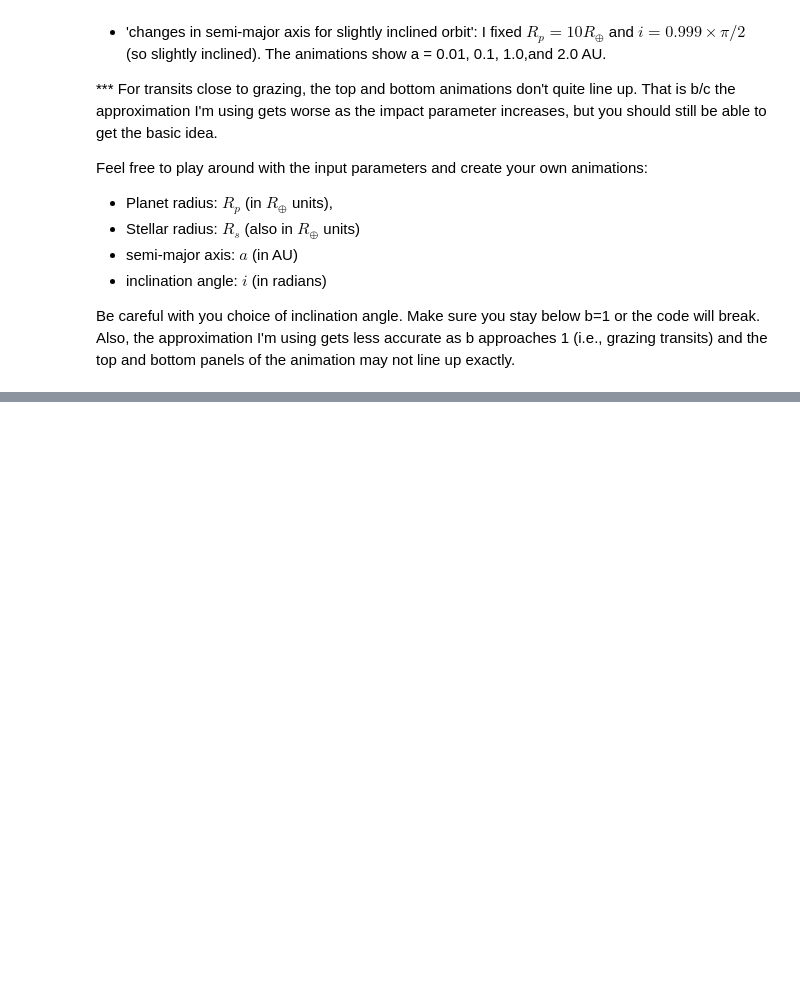
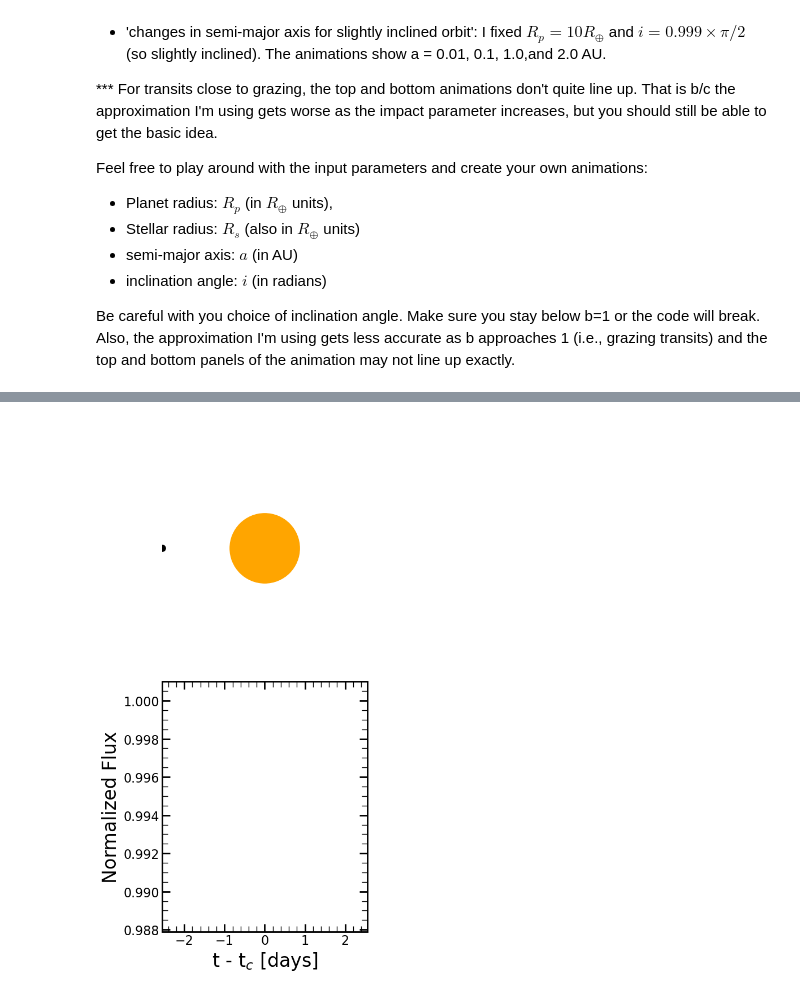
Before and after one commit to schulze61/ExoClass, a Jupyter notebook: exoplanet_detection_techniques/transit_photometry/transit_method.ipynb, the cells around one changed output, grey strips where cells are left out. Cells and saved outputs as stored; diff of their text form; code cells hidden in the pictures; blank space fills up the shorter version.

```diff
--- a/exoplanet_detection_techniques/transit_photometry/transit_method.ipynb
+++ b/exoplanet_detection_techniques/transit_photometry/transit_method.ipynb
@@ -198,0 +124,88 @@ ani.save(gifname + '.gif', writer=writer)
+# %%
+#input parameters
+Rp = 10.0
+Rs = 109.0
+a = 10.0
+i = 1.0*(np.pi/2.0)
+
+
+from matplotlib.animation import FuncAnimation
+import matplotlib.animation
+
+fig, ax = plt.subplots(2,1, figsize = (5,10))
+
+flux, tt, tc, b, z = lc_model(Rp = Rp, Rs = Rs, a = a, inc = i, npts = 100)
+ax[0].set_axis_off()
+
+ax[0].set_xlim(-max(z), max(z))
+ax[0].set_ylim(-max(z), max(z))
+ax[0].set_aspect('equal', 'box')
+
+ax[1].set_xlim(min(tt-tc), max(tt-tc))
+ax[1].set_aspect('equal')
+
+star_ms = (((tc-tt[np.where(np.diff(flux)<0)[0][0]])/(tc-min(tt)))*252)
+star_ms = star_ms - (Rp/Rs)*star_ms
+planet_ms = (Rp/Rs)*star_ms
+
+ax[0].plot(0,0, markersize = star_ms, color = 'orange', marker = 'o')
+
+pl, = ax[0].plot([], [], marker = 'o', color = 'k', markersize = planet_ms)
+l, = ax[1].plot([],[], 'k-', linewidth = 3);
+
+ax[0].set_aspect('auto','box')
+
+ax[1].plot(tt-tc, flux, 'w-', linewidth = 0)
+ax[1].set_xlim(min(tt-tc), max(tt-tc))
+ax[1].set_aspect('auto','box')
+
+ax[1].set_xlabel(r't - t$_c$ [days]', fontsize = 24)
+ax[1].set_ylabel(r'Normalized Flux', fontsize = 24)
+
+ax[1].set_ylim(1.0 - 0.11**2, 1.001)
+
+from matplotlib.ticker import MultipleLocator
+
+ax[1].yaxis.set_major_locator(MultipleLocator(0.002))
+ax[1].yaxis.set_minor_locator(MultipleLocator(0.0005))
+xmaj = (max(tt)-min(tt))/5
+xmaj = round(xmaj, -int(np.floor(np.log10(abs(xmaj)))))
+
+ax[1].xaxis.set_major_locator(MultipleLocator(xmaj))
+ax[1].xaxis.set_minor_locator(MultipleLocator(round(xmaj/5,2)))
+
+ax[1].tick_params(which = 'major', direction = 'in', top = True, right = True, length = 10, width = 2,
+                  labelsize = 16)
+ax[1].tick_params(which = 'minor', direction = 'in', top = True, right = True, length = 7.5, width = 1)
+
+ax[1].patch.set_edgecolor('black')
+ax[1].patch.set_linewidth(2)
+plt.tight_layout()
+
+sign = (tt-tc)/abs(tt-tc)
+
+
+def animate(i):
+    x = np.array([])
+    y = np.array([])
+    sign = (tt[i]-tc)/abs(tt[i]-tc)
+    x = np.append(x, sign*z[i])
+    y = np.append(y, b)
+    pl.set_data(x, y)
+
+    l.set_data(tt[:i+1]-tc, flux[:i+1])
+    plt.pause(0.001)
+
+ani = matplotlib.animation.FuncAnimation(fig, animate, frames=len(tt))
+
+from IPython.display import HTML
+HTML(ani.to_jshtml())
+
+
+writer = matplotlib.animation.PillowWriter(fps=15,
+                                 metadata=dict(artist='Me'),
+                                 bitrate=1800)
+gifname = 'Rp=' + str(round(Rp, 2)) + 'Re_' + 'Rs=' + str(round(Rs, 2)) + 'Re' +'_a=' + str(round(a, 2)) + 'AU' + '_i=' + str(round(i, 2)) + 'rad'
+ani.save('./animations/' + gifname + '.gif', writer=writer)
+# %% [output]
+[figure, added]
```
Also changed, not shown: parts of 5 cells of this notebook.
